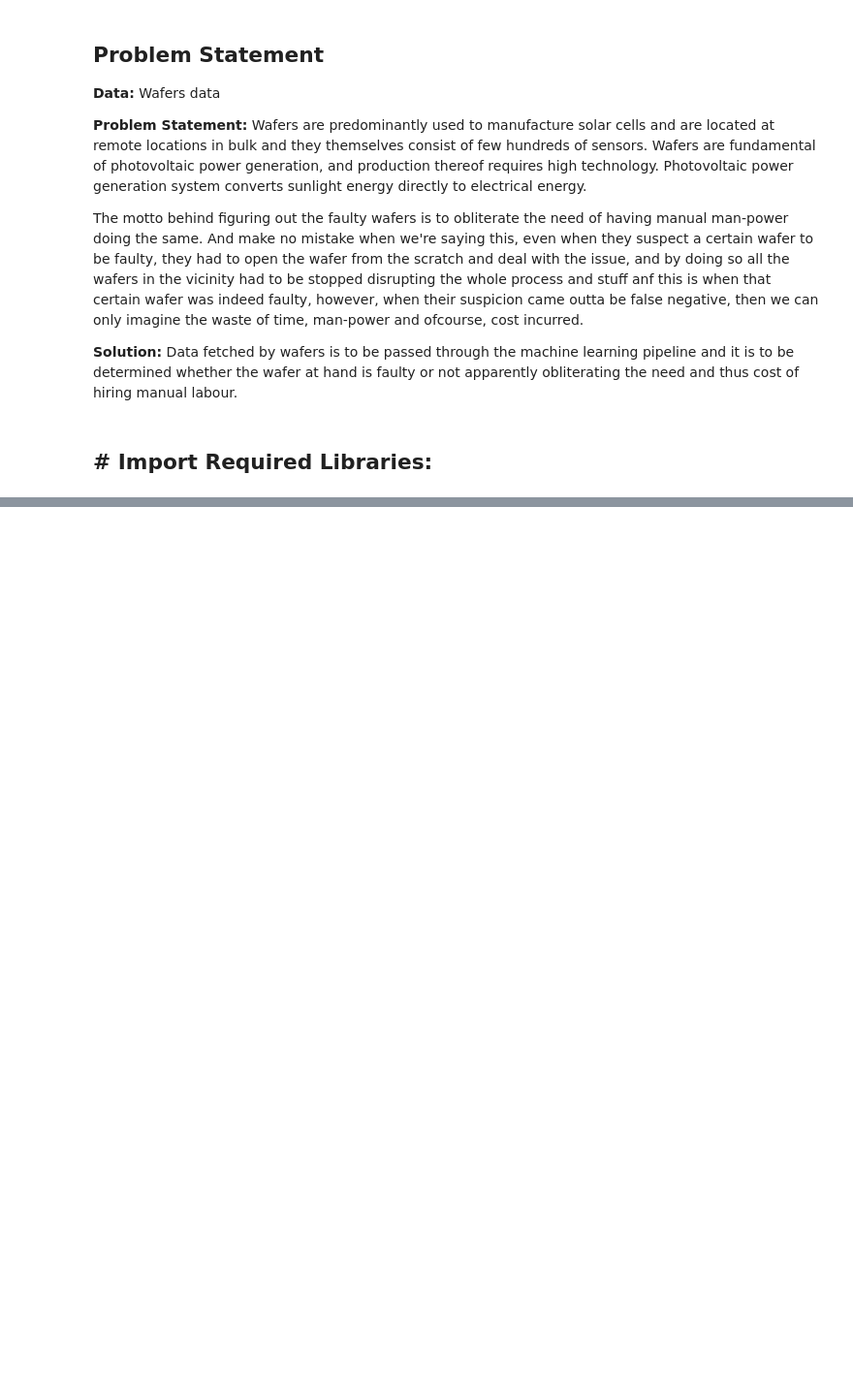
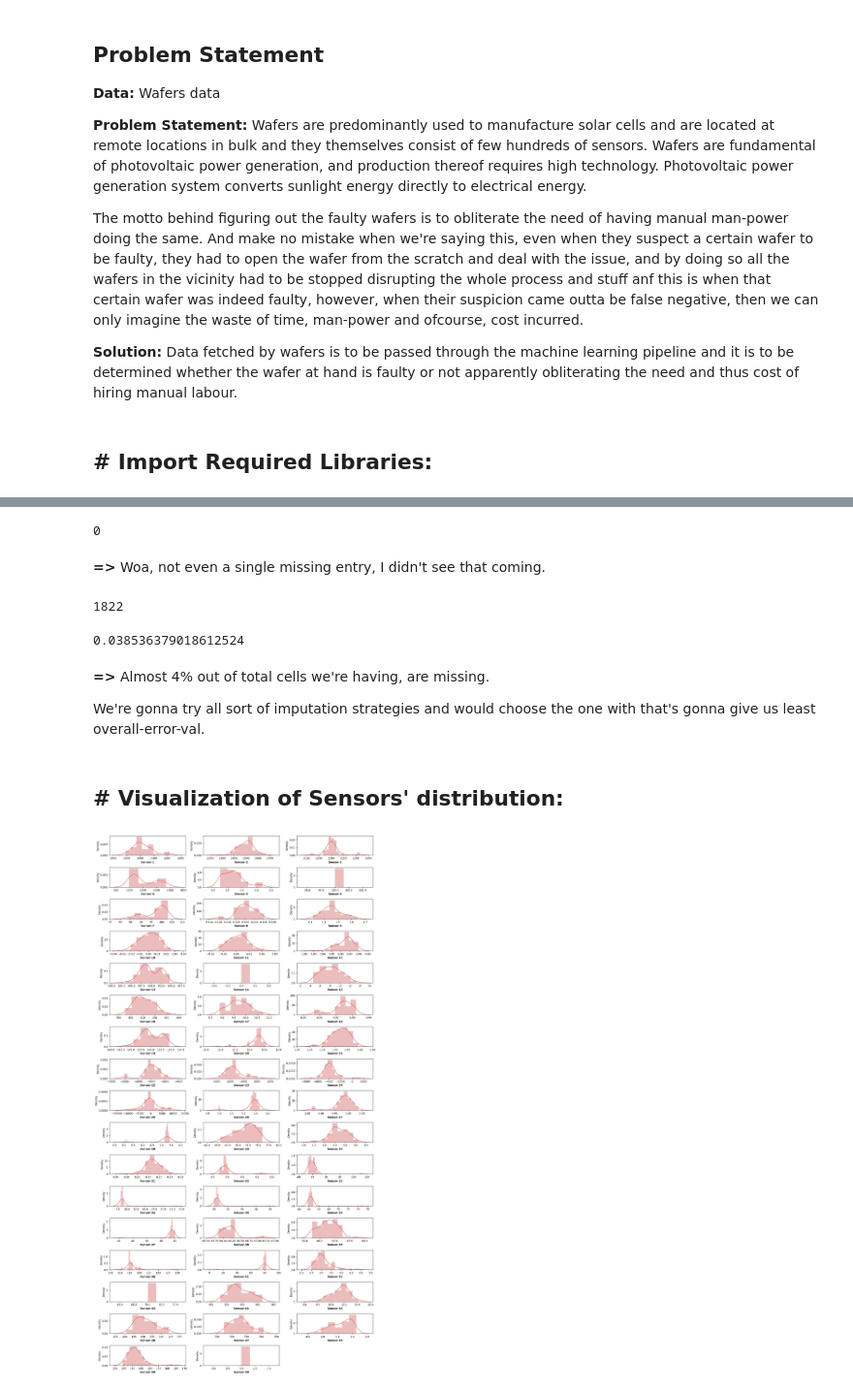
Before and after one commit to RinkiAgrawal/WaferFaultDetection, a Jupyter notebook: notebooks/in1__exploratory analysis.ipynb, the cells around one changed output, grey strips where cells are left out. Shown at 97% size. Saved outputs shown, nothing was run; the diff lists cells and outputs as text; code cells hidden in the pictures; blank space fills up the shorter version.

```diff
--- a/notebooks/in1__exploratory analysis.ipynb
+++ b/notebooks/in1__exploratory analysis.ipynb
@@ -26,3 +26,10 @@ warnings.filterwarnings('ignore')
 
 import seaborn as sns
 import matplotlib.pyplot as plt
+# %%
+## Load the feature store dataset as dataframe
+
+file_path = r"wafer_23012020_041211.csv"
+wafers = pd.read_csv(file_path)
+print("Shape of the feature store dataset: ", wafers.shape)
+wafers.head()
@@ -28,0 +47,10 @@ import matplotlib.pyplot as plt
+# %%
+#replace the column unnamed: 0 as wafer
+
+wafers.rename(columns={"Unnamed: 0": "Wafer"}, inplace= True)
+# %%
+## Train-Test Split
+
+from sklearn.model_selection import train_test_split
+
+wafers, wafers_test = train_test_split(wafers, test_size=.20, random_state=42)
@@ -28,0 +101,36 @@ import matplotlib.pyplot as plt
+# %%
+## Check missing vals in target feature
+
+wafers["Good/Bad"].isna().sum()
+# %% [output]
+0
+# %% [markdown]
+**=>** Woa, not even a single missing entry, I didn't see that coming.
+# %%
+wafers.isna().sum().sum()
+# %% [output]
+1822
+# %%
+## Check missing vals in dependent feature variables
+
+wafers.isna().sum().sum() / (wafers.shape[0] * (wafers.shape[1] - 1))
+# %% [output]
+0.038536379018612524
+# %% [markdown]
+**=>** Almost 4% out of total cells we're having, are missing.
+
+We're gonna try all sort of imputation strategies and would choose the one with that's gonna give us least overall-error-val.
+# %% [markdown]
+## # Visualization of Sensors' distribution:
+# %%
+# let's have a look at the distribution first 50 sensors of Wafers
+
+plt.figure(figsize=(15, 100))
+
+for i, col in enumerate(wafers.columns[1:51]):
+    plt.subplot(60, 3, i+1)
+    sns.distplot(x=wafers[col], color='indianred')
+    plt.xlabel(col, weight='bold')
+    plt.tight_layout()
+# %% [output]
+[figure, added]
```
Also changed, not shown: parts of 54 cells of this notebook, 25 other files.
